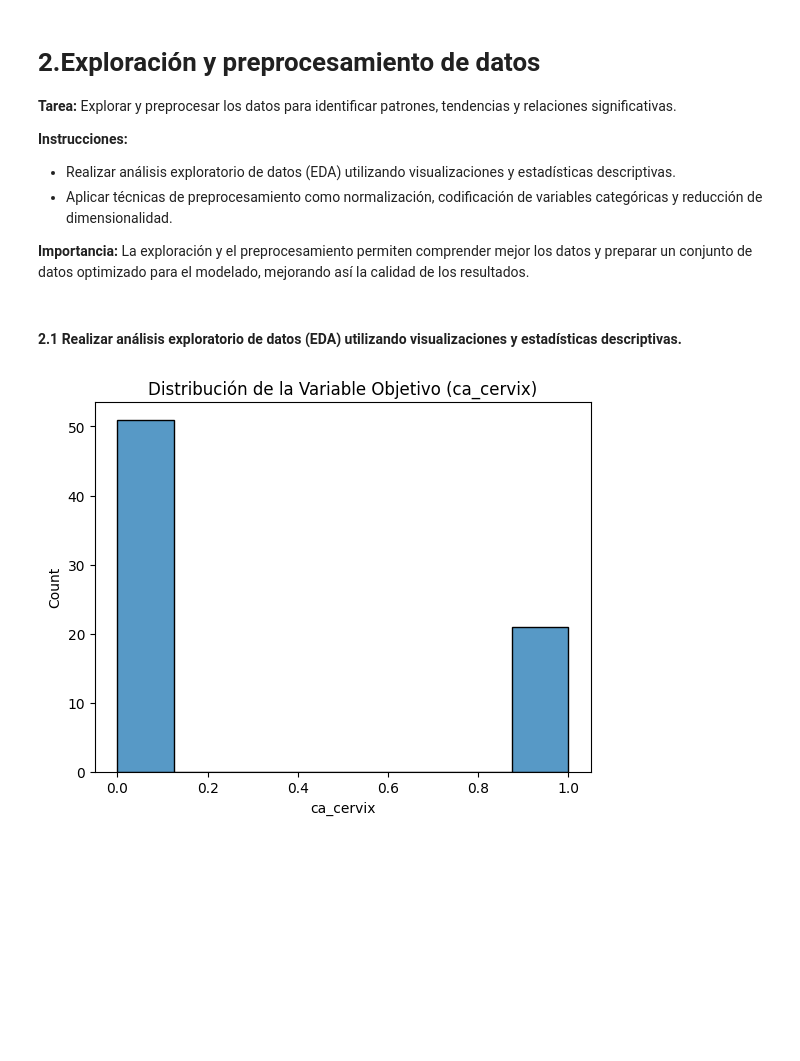
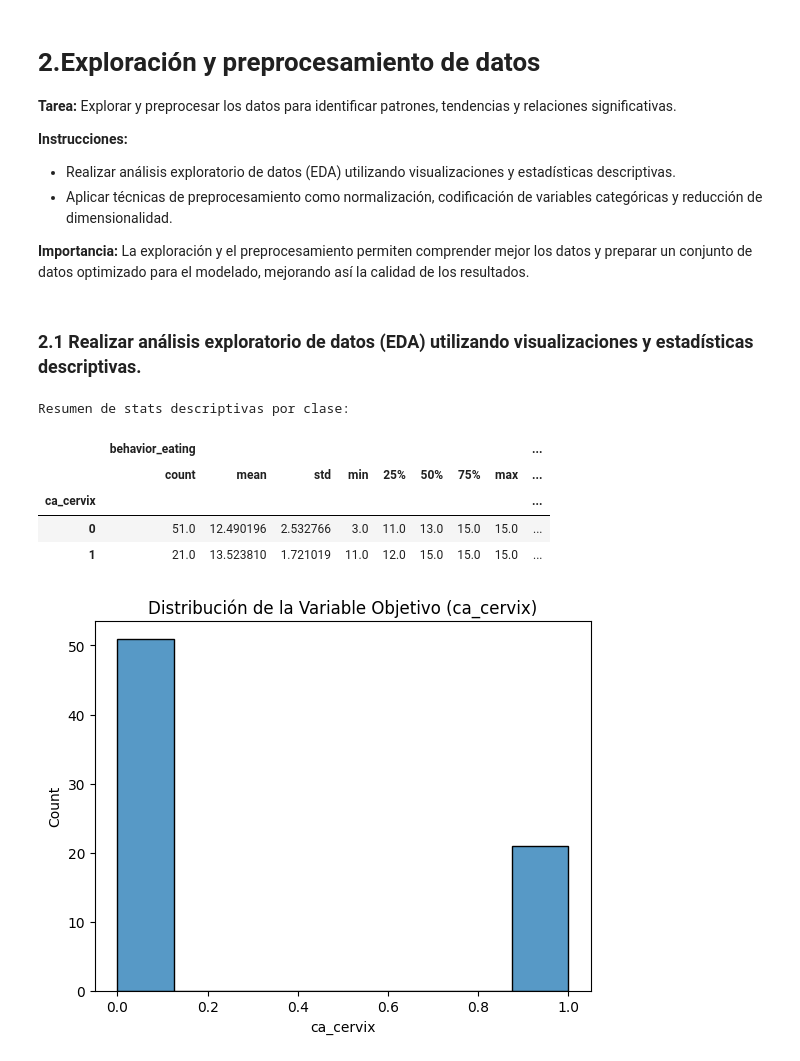
Before and after one commit to Tieralx/MNA-MLOps-, a Jupyter notebook: Fase 1_Equipo34.ipynb, the cells around one changed output. Drawn from its saved outputs; the diff is of its cells as text; code cells hidden in the pictures; blank space fills up the shorter version.

```diff
--- a/Fase 1_Equipo34.ipynb
+++ b/Fase 1_Equipo34.ipynb
@@ -41,8 +41,15 @@ import pandas as pd
 from ucimlrepo import fetch_ucirepo
 import matplotlib.pyplot as plt
 import seaborn as sns
+from sklearn.decomposition import PCA
+from sklearn.preprocessing import StandardScaler
+
 
 import yaml
+
+pd.set_option('display.max_rows', 500)
+pd.set_option('display.max_columns', 500)
+pd.set_option('display.width', 1000)
 # %% [markdown]
 # **1.Manipulación y preparación de datos**
 
@@ -140,7 +149,17 @@ cervical_data.describe()
 
 **Importancia:** La exploración y el preprocesamiento permiten comprender mejor los datos y preparar un conjunto de datos optimizado para el modelado, mejorando así la calidad de los resultados.
 # %% [markdown]
-#### **2.1 Realizar análisis exploratorio de datos (EDA) utilizando visualizaciones y estadísticas descriptivas.**
+### **2.1 Realizar análisis exploratorio de datos (EDA) utilizando visualizaciones y estadísticas descriptivas.**
+# %%
+print('Resumen de stats descriptivas por clase: ')
+cervical_data.groupby(['ca_cervix']).describe()
+# %% [output]
+Resumen de stats descriptivas por clase:
+|  | behavior_eating |  |  |  |  |  |  |  | ... |
+|  | count | mean | std | min | 25% | 50% | 75% | max | ... |
+| ca_cervix |  |  |  |  |  |  |  |  | ... |
+| 0 | 51.0 | 12.490196 | 2.532766 | 3.0 | 11.0 | 13.0 | 15.0 | 15.0 | ... |
+| 1 | 21.0 | 13.523810 | 1.721019 | 11.0 | 12.0 | 15.0 | 15.0 | 15.0 | ... |
 # %%
 sns.histplot(cervical_data['ca_cervix'])
 plt.title('Distribución de la Variable Objetivo (ca_cervix)')
```
Also changed, not shown: parts of 12 cells of this notebook.
